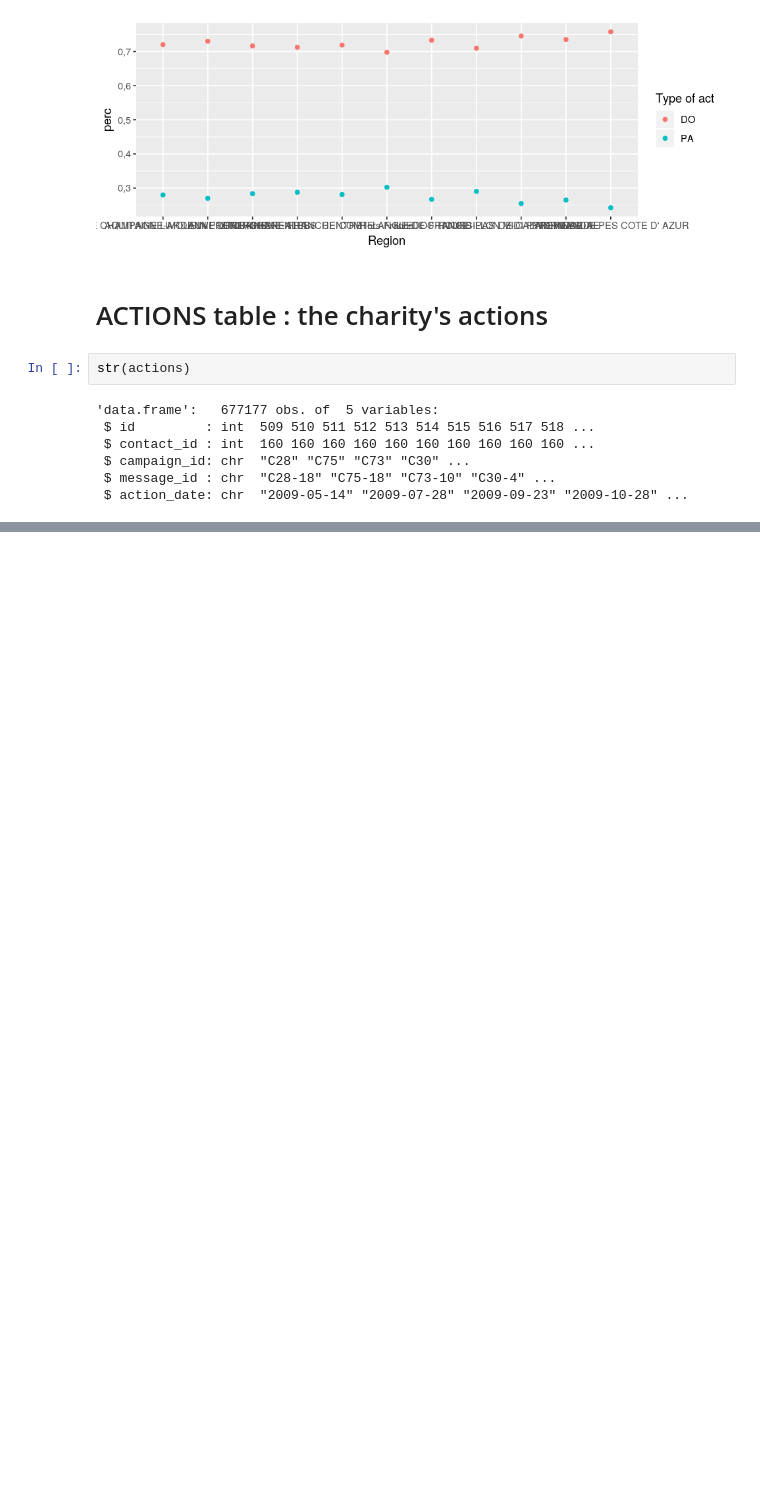
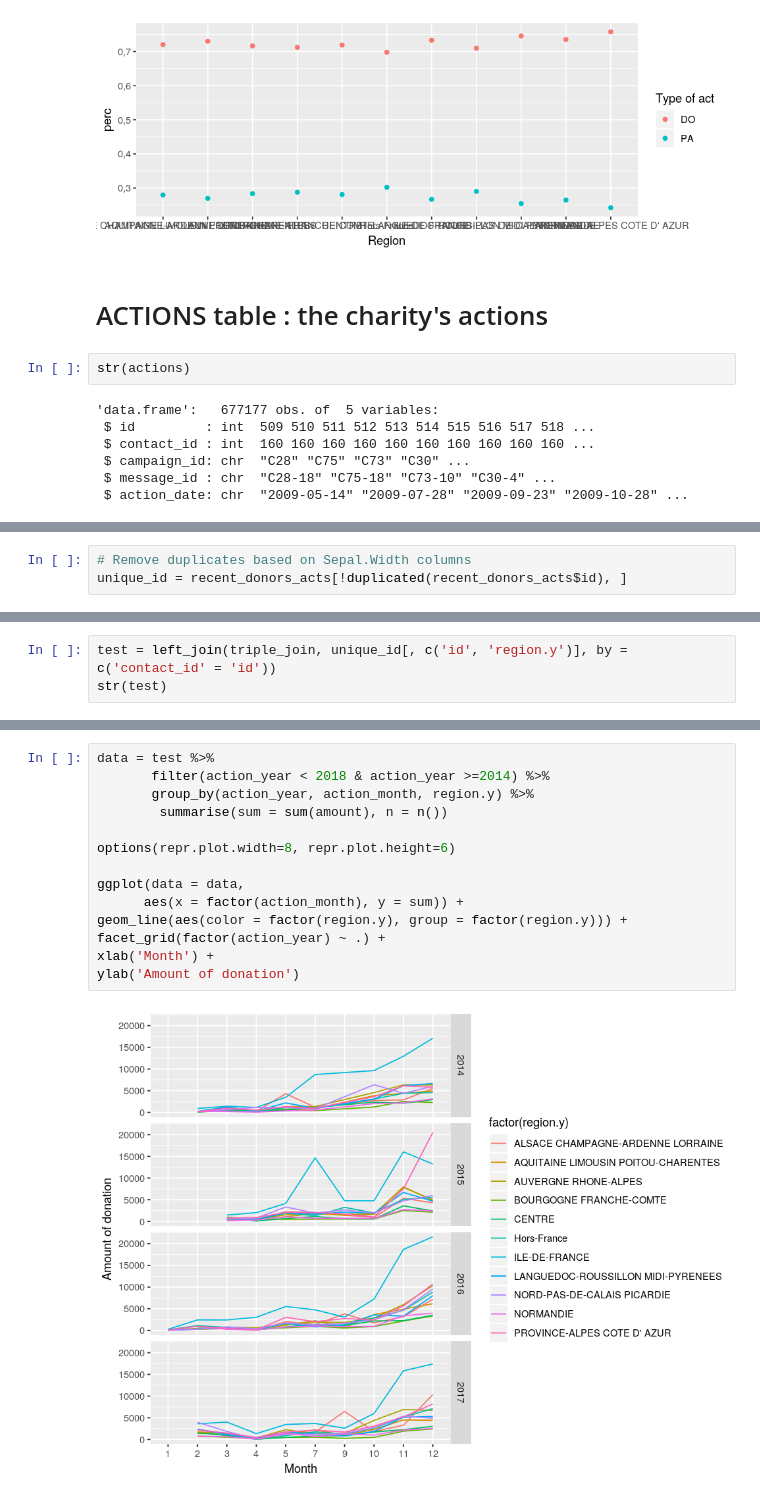
Before and after one commit to rymlaabiyad/MarketingAnalytics, a Jupyter notebook: assignment1.ipynb, the cells around one changed output, grey strips where cells are left out. Drawn from its saved outputs; the diff is of its cells as text; blank space fills up the shorter version.

```diff
--- a/assignment1.ipynb
+++ b/assignment1.ipynb
@@ -868,0 +908,3 @@ options(repr.plot.width=8, repr.plot.height=3)
+# %%
+# Remove duplicates based on Sepal.Width columns
+unique_id = recent_donors_acts[!duplicated(recent_donors_acts$id), ]
@@ -868,0 +929,3 @@ options(repr.plot.width=8, repr.plot.height=3)
+# %%
+test = left_join(triple_join, unique_id[, c('id', 'region.y')], by = c('contact_id' = 'id'))
+str(test)
@@ -868,0 +946,16 @@ options(repr.plot.width=8, repr.plot.height=3)
+# %%
+data = test %>%
+       filter(action_year < 2018 & action_year >=2014) %>%
+       group_by(action_year, action_month, region.y) %>%
+        summarise(sum = sum(amount), n = n())
+
+options(repr.plot.width=8, repr.plot.height=6)
+
+ggplot(data = data,
+      aes(x = factor(action_month), y = sum)) +
+geom_line(aes(color = factor(region.y), group = factor(region.y))) +
+facet_grid(factor(action_year) ~ .) +
+xlab('Month') +
+ylab('Amount of donation')
+# %% [output]
+[figure, added]
```
Also changed, not shown: parts of 10 cells of this notebook.
